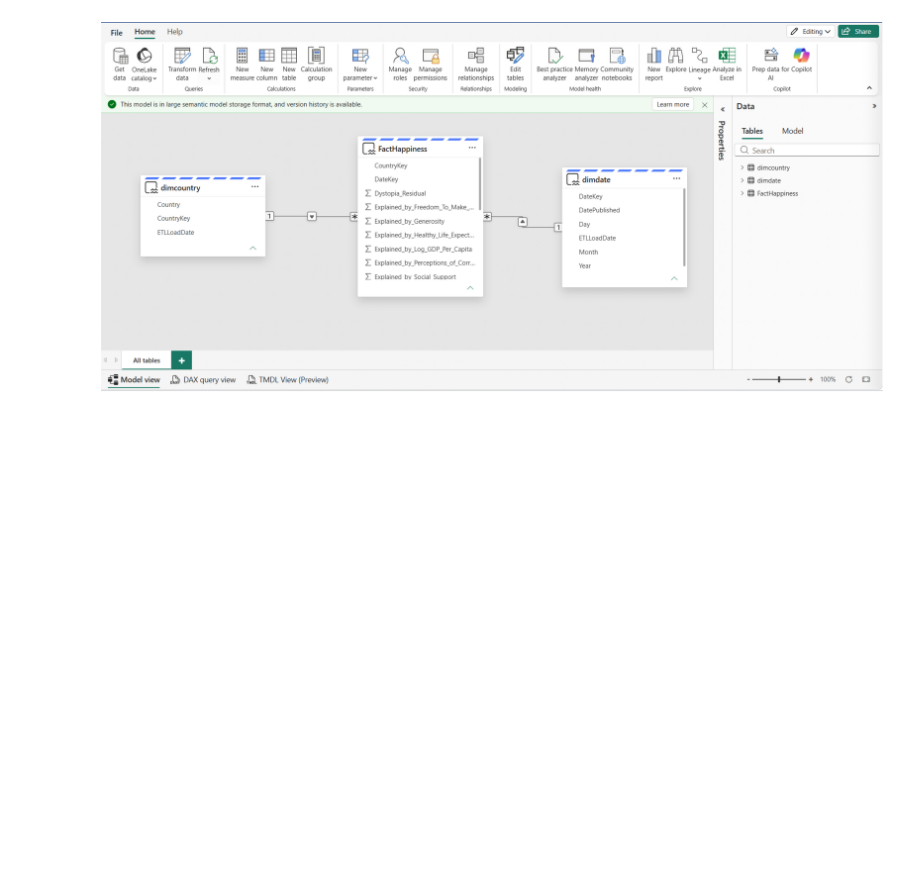
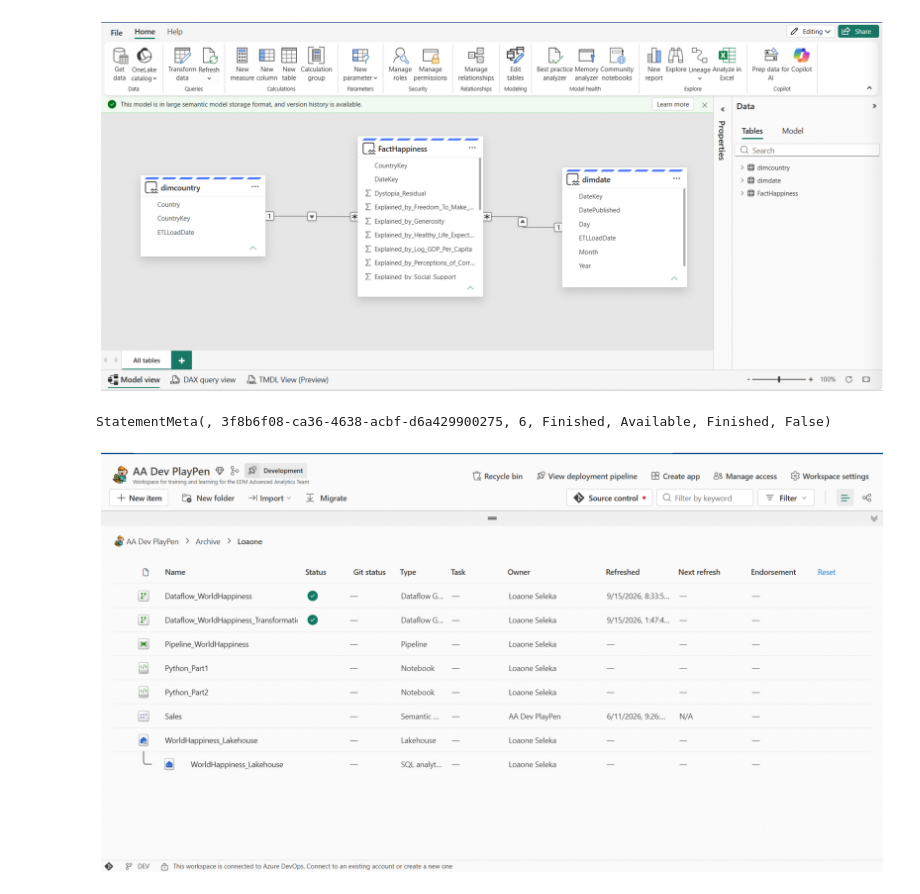
Before and after one commit to LoaoneSeleka/Data-Engineering-Project---World-Happiness, a Jupyter notebook: Python_Part2.ipynb, the cells around one changed output. Saved outputs shown, nothing was run; the diff lists cells and outputs as text; code cells hidden in the pictures; blank space fills up the shorter version.

```diff
--- a/Python_Part2.ipynb
+++ b/Python_Part2.ipynb
@@ -112,3 +112,16 @@ plt.show()
 # %% [output]
 StatementMeta(, 1f29b17c-c029-4404-8bab-9499fd8a0fcd, 53, Finished, Available, Finished, False)
 [figure]
+# %%
+
+import matplotlib.pyplot as plt
+import matplotlib.image as mpimg
+# Load image
+image = mpimg.imread("/lakehouse/default/Files/Workspace.png")
+plt.figure(figsize=(20, 12), dpi=200)
+image_plot = plt.imshow(image)
+plt.axis('off')
+plt.show()
+# %% [output]
+StatementMeta(, 3f8b6f08-ca36-4638-acbf-d6a429900275, 6, Finished, Available, Finished, False)
+[figure, added]
```
